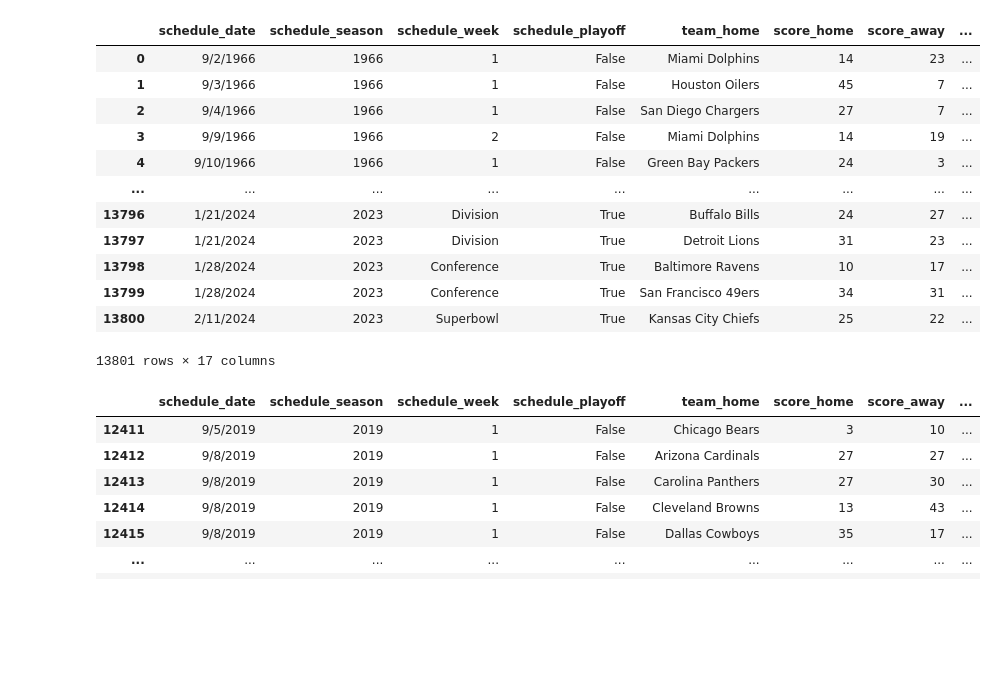
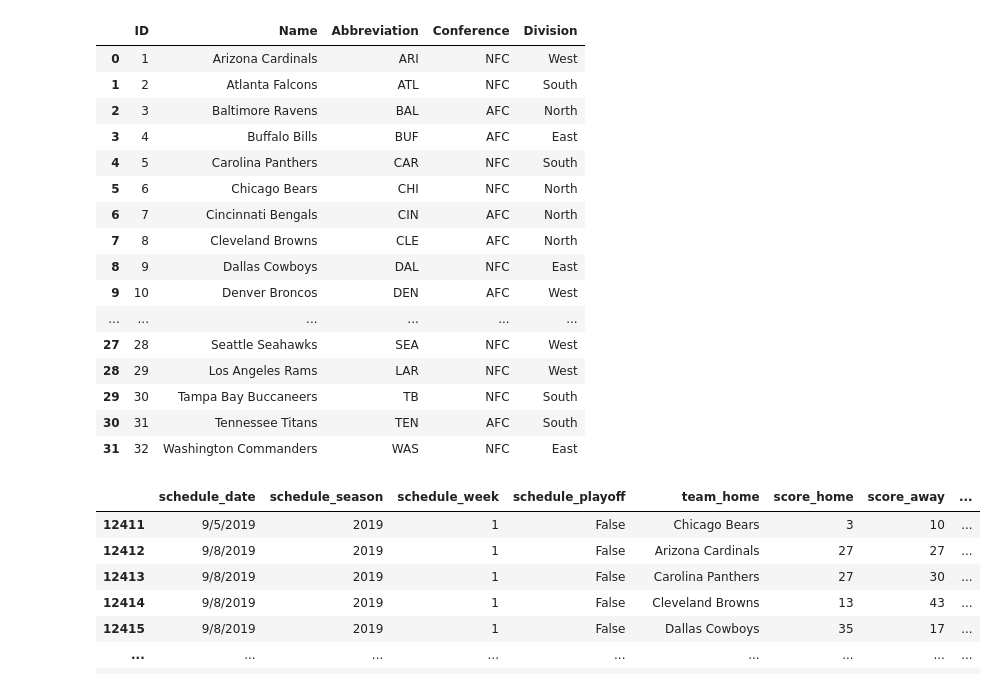
Before and after one commit to tarsian/Group_1-Project_1, a Jupyter notebook: NFL Betting/NFL_betting(Kwangho).ipynb, the cells around one changed output. Drawn from its saved outputs; the diff is of its cells as text; code cells hidden in the pictures; blank space fills up the shorter version.

```diff
--- a/NFL Betting/NFL_betting(Kwangho).ipynb
+++ b/NFL Betting/NFL_betting(Kwangho).ipynb
@@ -1,34 +1,39 @@
 # %%
 # Dependencies and Setup
 import matplotlib.pyplot as plt
 import pandas as pd
 import numpy as np
 import os
 from scipy.stats import linregress
 
 # Path to CSV file
 spreadspoke_scores_file = "../CSV_Files/spreadspoke_scores.csv"
 nfl_teams_file = "../CSV_Files/nfl_teams.csv"
 # Read CSV file into DataFrame
 spreadspoke_scores_df = pd.read_csv(spreadspoke_scores_file)
 nfl_teams_df = pd.read_csv(nfl_teams_file)
 
 # Data inspection
-spreadspoke_scores_df
+#spreadspoke_scores_df
+nfl_teams_df
 # %% [output]
-|  | schedule_date | schedule_season | schedule_week | schedule_playoff | team_home | score_home | score_away | ... |
-| 0 | 9/2/1966 | 1966 | 1 | False | Miami Dolphins | 14 | 23 | ... |
-| 1 | 9/3/1966 | 1966 | 1 | False | Houston Oilers | 45 | 7 | ... |
-| 2 | 9/4/1966 | 1966 | 1 | False | San Diego Chargers | 27 | 7 | ... |
-| 3 | 9/9/1966 | 1966 | 2 | False | Miami Dolphins | 14 | 19 | ... |
-| 4 | 9/10/1966 | 1966 | 1 | False | Green Bay Packers | 24 | 3 | ... |
-| ... | ... | ... | ... | ... | ... | ... | ... | ... |
-| 13796 | 1/21/2024 | 2023 | Division | True | Buffalo Bills | 24 | 27 | ... |
-| 13797 | 1/21/2024 | 2023 | Division | True | Detroit Lions | 31 | 23 | ... |
-| 13798 | 1/28/2024 | 2023 | Conference | True | Baltimore Ravens | 10 | 17 | ... |
-| 13799 | 1/28/2024 | 2023 | Conference | True | San Francisco 49ers | 34 | 31 | ... |
-| 13800 | 2/11/2024 | 2023 | Superbowl | True | Kansas City Chiefs | 25 | 22 | ... |
+|  | ID | Name | Abbreviation | Conference | Division |
+| 0 | 1 | Arizona Cardinals | ARI | NFC | West |
+| 1 | 2 | Atlanta Falcons | ATL | NFC | South |
+| 2 | 3 | Baltimore Ravens | BAL | AFC | North |
+| 3 | 4 | Buffalo Bills | BUF | AFC | East |
+| 4 | 5 | Carolina Panthers | CAR | NFC | South |
+| 5 | 6 | Chicago Bears | CHI | NFC | North |
+| 6 | 7 | Cincinnati Bengals | CIN | AFC | North |
+| 7 | 8 | Cleveland Browns | CLE | AFC | North |
+| 8 | 9 | Dallas Cowboys | DAL | NFC | East |
+| 9 | 10 | Denver Broncos | DEN | AFC | West |
+| ... | ... | ... | ... | ... | ... |
+| 27 | 28 | Seattle Seahawks | SEA | NFC | West |
+| 28 | 29 | Los Angeles Rams | LAR | NFC | West |
+| 29 | 30 | Tampa Bay Buccaneers | TB | NFC | South |
+| 30 | 31 | Tennessee Titans | TEN | AFC | South |
+| 31 | 32 | Washington Commanders | WAS | NFC | East |
-13801 rows × 17 columns
 # %%
 # Change Abbreviation with Old Abbreviation to Recent Abbreviation
 nfl_teams_df['Abbreviation'] = nfl_teams_df['Abbreviation'].replace('LV', 'LVR')
```
Also changed, not shown: parts of 5 cells of this notebook.
